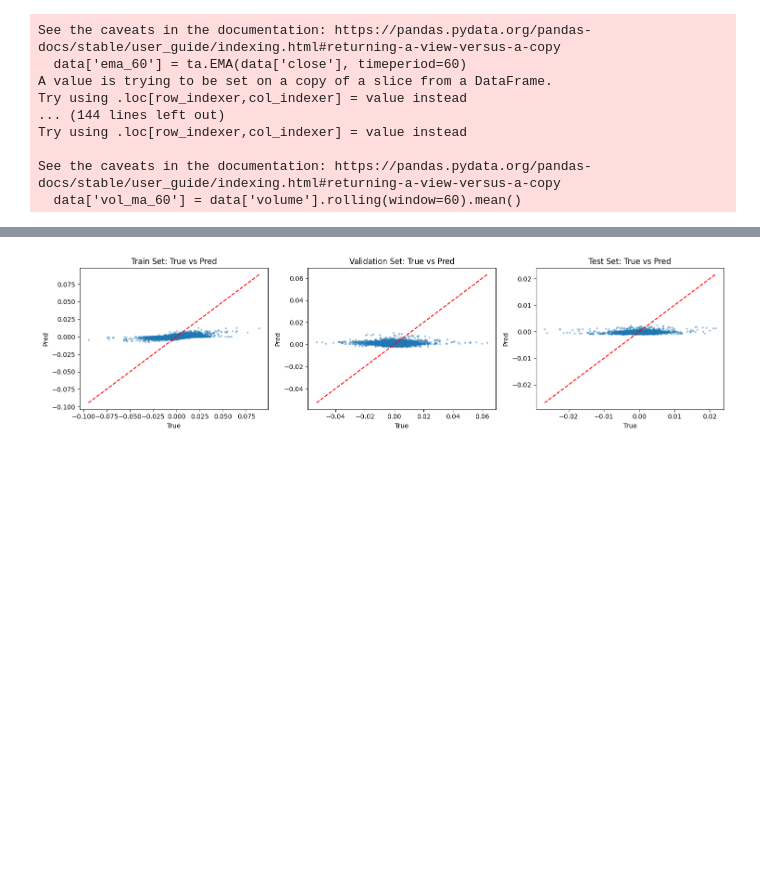
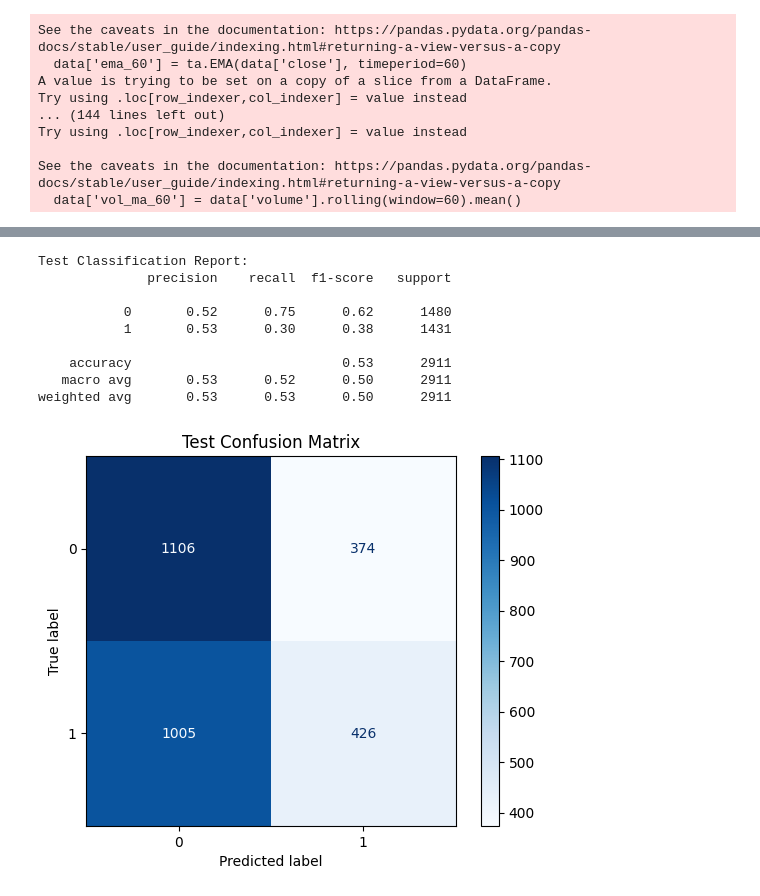
Before and after one commit to yangxiamike/crypto_strat, a Jupyter notebook: lightgbm_v1.ipynb, the cells around one changed output, grey strips where cells are left out. Saved outputs shown, nothing was run; the diff lists cells and outputs as text; code cells hidden in the pictures; blank space fills up the shorter version.

```diff
--- a/lightgbm_v1.ipynb
+++ b/lightgbm_v1.ipynb
@@ -163,9 +179,10 @@ Try using .loc[row_indexer,col_indexer] = value instead
 See the caveats in the documentation: https://pandas.pydata.org/pandas-docs/stable/user_guide/indexing.html#returning-a-view-versus-a-copy
   data['vol_ma_60'] = data['volume'].rolling(window=60).mean()
 # %%
-TARGET_PERIOD = 5
+TARGET_PERIOD = 1
 # T-1 到 T+4 的涨跌为目标
-data['target'] = np.sign(data['close'].shift(-TARGET_PERIOD) / data['close'])
+# >0 为正样本，<=0为负样本，符合lightgbm的二分类标记
+data['target'] = (data['close'].shift(-TARGET_PERIOD) - data['close'] > 0).astype(int)
 
 # 删除含有NaN值的行
 data.dropna(inplace=True)
@@ -264,40 +264,51 @@ array([ 0.0001999 ,  0.00021085,  0.00022346, ..., -0.00016247,
 # %%
-# 训练集预测
-y_train_pred = gbm.predict(X_train_scaled, num_iteration=gbm.best_iteration)
-# 验证集预测
-y_val_pred = gbm.predict(X_val_scaled, num_iteration=gbm.best_iteration)
+from sklearn.metrics import classification_report, confusion_matrix, ConfusionMatrixDisplay, roc_curve, auc
 
-# 1. 真实值 vs 预测值散点图
-plt.figure(figsize=(15, 4))
-for i, (y_true, y_pred, title) in enumerate([
-    (y_train, y_train_pred, 'Train'),
-    (y_val, y_val_pred, 'Validation'),
-    (y_test, y_pred_test, 'Test')
-]):
-    plt.subplot(1, 3, i+1)
-    plt.scatter(y_true, y_pred, alpha=0.3, s=5)
-    plt.xlabel('True')
-    plt.ylabel('Pred')
-    plt.title(f'{title} Set: True vs Pred')
-    plt.plot([y_true.min(), y_true.max()], [y_true.min(), y_true.max()], 'r--')
+# 阈值设为0.5，转为二分类标签
+y_pred_test_cls = (y_pred_test > 0.5).astype(int)
+y_train_pred = gbm.predict(X_train_scaled)
+y_train_pred_cls = (y_train_pred > 0.5).astype(int)
+y_val_pred = gbm.predict(X_val_scaled)
+y_val_pred_cls = (y_val_pred > 0.5).astype(int)
 
-plt.tight_layout()
+# 1. 分类报告
+print("Test Classification Report:")
+print(classification_report(y_test, y_pred_test_cls))
+
+# 2. 混淆矩阵
+cm = confusion_matrix(y_test, y_pred_test_cls)
+disp = ConfusionMatrixDisplay(confusion_matrix=cm)
+disp.plot(cmap='Blues')
+plt.title("Test Confusion Matrix")
 plt.show()
 
-# 2. 预测值和真实值分布直方图
-plt.figure(figsize=(15, 4))
-for i, (y_true, y_pred, title) in enumerate([
-    (y_train, y_train_pred, 'Train'),
-    (y_val, y_val_pred, 'Validation'),
-    (y_test, y_pred_test, 'Test')
-]):
-    plt.subplot(1, 3, i+1)
-    sns.histplot(y_true, color='blue', label='True', kde=True, stat='density', bins=50)
-    sns.histplot(y_pred, color='orange', label='Pred', kde=True, stat='density', bins=50, alpha=0.6)
-    plt.title(f'{title} Set Distribution')
-    plt.legend()
+# 3. ROC曲线
+fpr, tpr, thresholds = roc_curve(y_test, y_pred_test)
+roc_auc = auc(fpr, tpr)
+plt.figure(figsize=(5,4))
+plt.plot(fpr, tpr, label=f'ROC curve (AUC = {roc_auc:.2f})')
+plt.plot([0,1], [0,1], 'k--')
+plt.xlabel('False Positive Rate')
+plt.ylabel('True Positive Rate')
+plt.title('Test ROC Curve')
+plt.legend()
+plt.show()
 
-plt.tight_layout()
+# 4. 预测概率分布
+plt.figure(figsize=(6,3))
+sns.histplot(y_pred_test, bins=50, kde=True, color='orange', label='Predicted Prob')
+sns.histplot(y_test, bins=2, color='blue', label='True Label', alpha=0.5, stat='density')
+plt.legend()
+plt.title('Test Set: Predicted Probability Distribution')
 plt.show()
 # %% [output]
+Test Classification Report:
+              precision    recall  f1-score   support
+
+           0       0.52      0.75      0.62      1480
+           1       0.53      0.30      0.38      1431
+
+    accuracy                           0.53      2911
+   macro avg       0.53      0.52      0.50      2911
+weighted avg       0.53      0.53      0.50      2911
-[figure, old version]
+[figure, new version]
```
Also changed, not shown: parts of 7 cells of this notebook, 8 other files.
